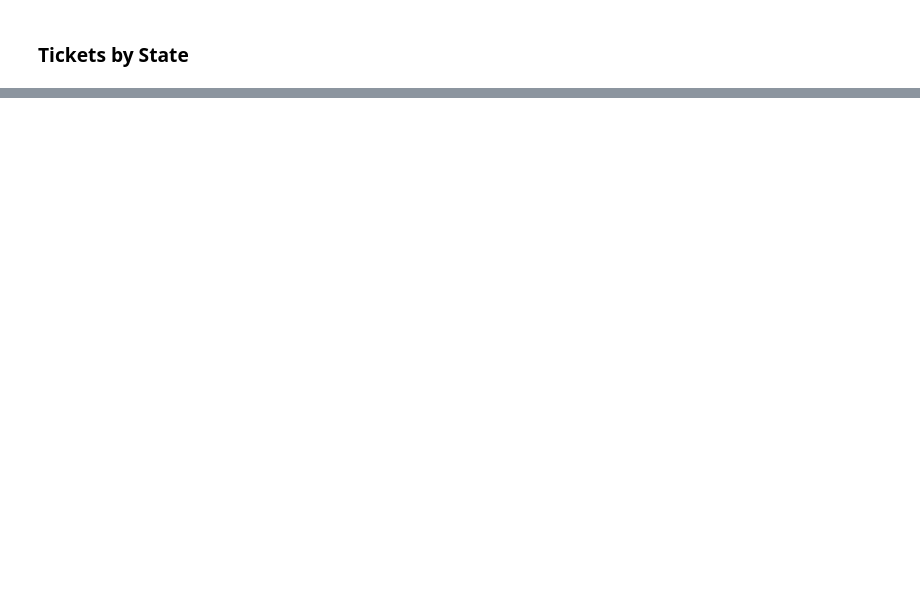
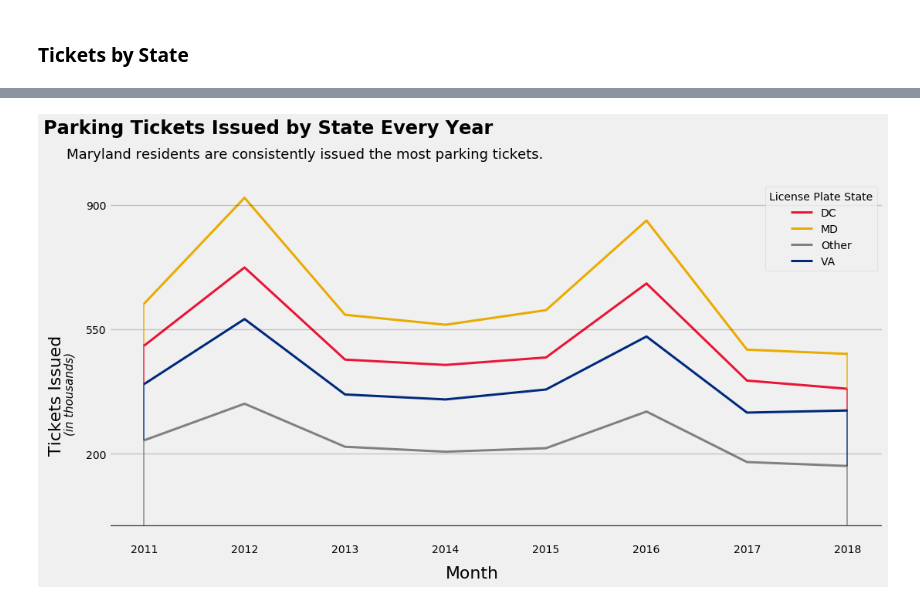
Before and after one commit to Alex-Witt/DC-Parking-Data-Exploration, a Jupyter notebook: Plate Analysis.ipynb, the cells around one changed output, grey strips where cells are left out. Cells and saved outputs as stored; diff of their text form; code cells hidden in the pictures; blank space fills up the shorter version.

Commit message:
5/3
New Visualizations.

Dive into datetime conversions in pandas. needs to be more efficient.

```diff
--- a/Plate Analysis.ipynb
+++ b/Plate Analysis.ipynb
@@ -205 +185,8 @@ Other    1890553
 Name: License Plate State, dtype: int64
+# %%
+# I want to list tickets in the thousands to make the numbers easier to grasp.
+tickets_by_year = (pd.crosstab(df['Year'], df['License Plate State']) // 1000)
+
+del tickets_by_year.index.name #Pesky index name getting in the way.
+
+tickets_by_year
@@ -205,0 +203,50 @@ Name: License Plate State, dtype: int64
+# %%
+plt.style.use('fivethirtyeight')
+                                                                            #DC         #MD     #Other     #VA
+ax = tickets_by_year.plot.line(figsize = (16,8), linewidth = 3, color = ('#E91436', '#EAAB00','#808080','#00297B'))
+
+#Fill between based on state plate.
+"""plt.fill_between(np.arange(0,8), tickets_by_year['MD'],tickets_by_year['DC'],color = '#EAAB00', alpha = .3)
+plt.fill_between(np.arange(0,8), tickets_by_year['DC'],tickets_by_year['VA'],color = '#E91436', alpha = .3)
+plt.fill_between(np.arange(0,8), tickets_by_year['VA'],tickets_by_year['Other'],color = '#00297B', alpha = .3)
+plt.fill_between(np.arange(0,8), tickets_by_year['Other'], [1], color = '#808080' , alpha = .3)
+"""
+#Replacing my labels.
+ax.set_xticklabels(['','2011', '2012', '2013','2014','2015','2016','2017','2018'])
+ax.set_yticks([200, 550 , 900])
+
+#Make my own minimalist grid
+ax.grid(False)
+plt.axhline(y = 0, color = 'black', linewidth = 1.3, alpha = .7) # modify to 100 to compress the bottom of the chart more.
+plt.axhline(y = 200, color = 'black', linewidth = 1.3, alpha = .2)  #### Create horizontal lines to
+plt.axhline(y = 550, color = 'black', linewidth = 1.3, alpha = .2)  #### identify values without being crowded.
+plt.axhline(y = 900, color = 'black', linewidth = 1.3, alpha = .2)
+
+#Vertical lines to close in the left side of the chart. This is aesthetic
+plt.axvline(x = 0, ymax = .28 , ymin = 0.045, color = '#808080', linewidth = 2, alpha = .7)
+plt.axvline(x = 0, ymax = .44 , ymin = 0.28, color = '#00297B', linewidth = 2, alpha = .7)
+plt.axvline(x = 0, ymax = .549 , ymin = 0.44, color = '#E91436', linewidth = 2, alpha = .7)
+plt.axvline(x = 0, ymax = .663 , ymin = 0.549, color = '#EAAB00', linewidth = 2, alpha = .7)
+
+#Vertical Line to close in the right side of the chart.
+plt.axvline(x = 7, ymax = .21 , ymin = 0.045, color = '#808080', linewidth = 2, alpha = .7)
+plt.axvline(x = 7, ymax = .367 , ymin = 0.21, color = '#00297B', linewidth = 2, alpha = .7)
+plt.axvline(x = 7, ymax = .423 , ymin = 0.367, color = '#E91436', linewidth = 2, alpha = .7)
+plt.axvline(x = 7, ymax = .525, ymin = 0.423, color = '#EAAB00', linewidth = 2, alpha = .7)
+
+# Text and annotations
+plt.text(x = 3 , y = -150, s = 'Month',
+        fontsize = 22)
+plt.text(x = -.95, y = 500, s = 'Tickets Issued',
+        fontsize = 22, rotation = 90,)
+plt.text(x = -.8, y = 460, s = '(in thousands)',
+        fontsize = 15, rotation = 90, fontstyle = 'italic')
+plt.text(x= -1 , y=1100, s = "Parking Tickets Issued by State Every Year",
+       fontsize = 24, fontweight = 'bold')
+plt.text(x= -.77 , y=1030,s = "Maryland residents are consistently issued the most parking tickets.",
+       fontsize = 18)
+
+
+plt.plot();
+# %% [output]
+[figure, added]
```
Also changed, not shown: parts of 23 cells of this notebook, 1 other file.
